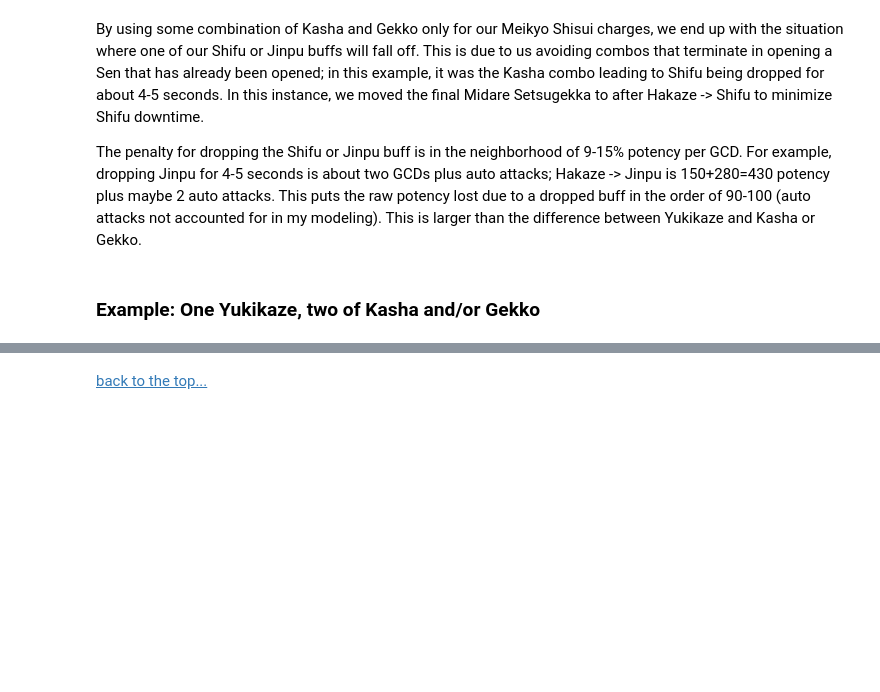
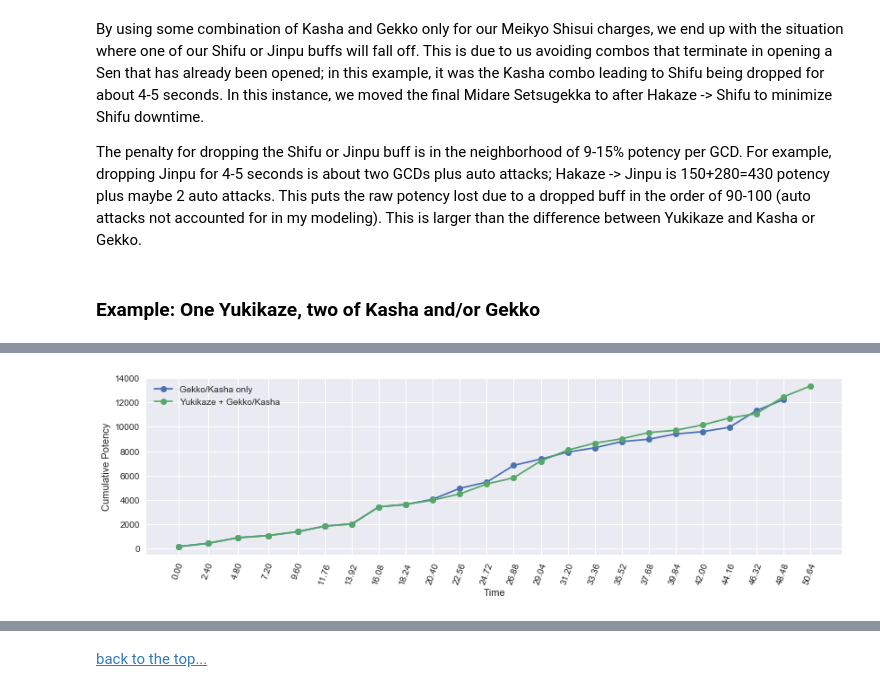
Before and after one commit to rconcep/ffxiv, a Jupyter notebook: sam-by-the-numbers-part-5.ipynb, the cells around one changed output, grey strips where cells are left out. Cells and saved outputs as stored; diff of their text form; code cells hidden in the pictures; blank space fills up the shorter version.

```diff
--- a/sam-by-the-numbers-part-5.ipynb
+++ b/sam-by-the-numbers-part-5.ipynb
@@ -319,0 +374,4 @@ The penalty for dropping the Shifu or Jinpu buff is in the neighborhood of 9-15%
+# %%
+compare_n_potencies([df_ms, df_ms2], ['Gekko/Kasha only', 'Yukikaze + Gekko/Kasha'])
+# %% [output]
+[figure, added]
```
Also changed, not shown: parts of 20 cells of this notebook, 7 other files.
